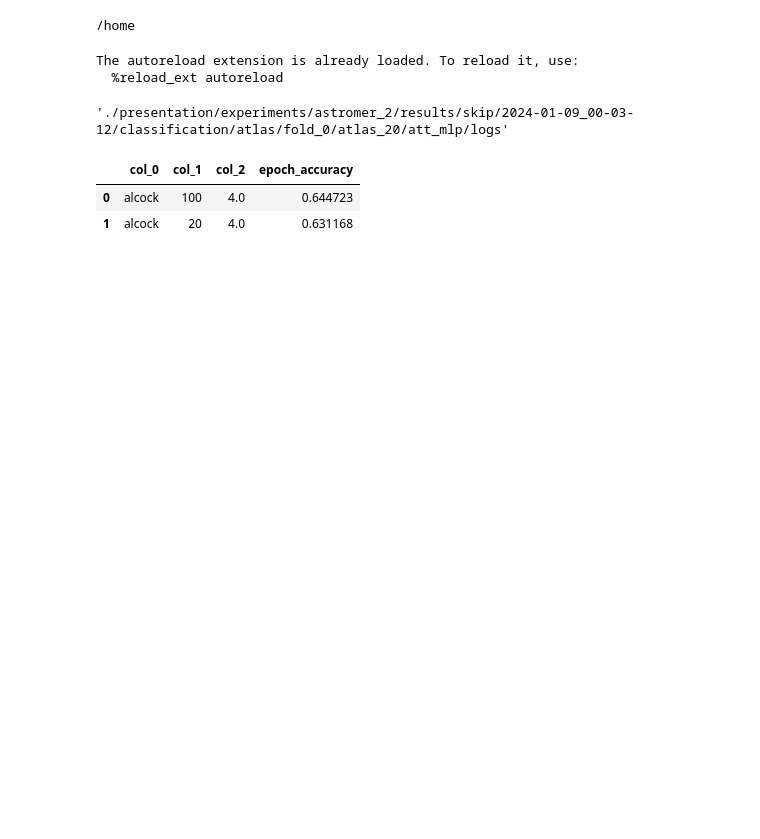
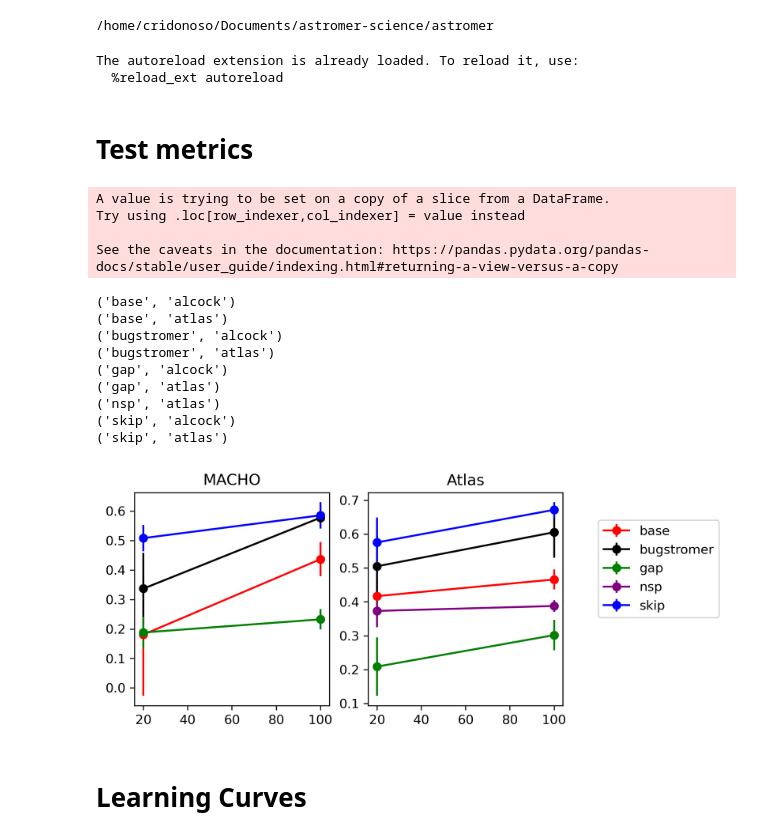
Before and after one commit to cridonoso/astromer, a Jupyter notebook: presentation/notebooks/classification_comparison.ipynb, the cells around one changed output. Saved outputs shown, nothing was run; the diff lists cells and outputs as text; code cells hidden in the pictures; blank space fills up the shorter version.

```diff
--- a/presentation/notebooks/classification_comparison.ipynb
+++ b/presentation/notebooks/classification_comparison.ipynb
@@ -1,7 +1,7 @@
 # %%
-cd /home
+cd ../..
 # %% [output]
-/home
+/home/cridonoso/Documents/astromer-science/astromer
 # %%
 import matplotlib.pyplot as plt
 import pandas as pd
@@ -30,10 +30,13 @@ plt.rcParams.update({
 The autoreload extension is already loaded. To reload it, use:
   %reload_ext autoreload
 # %%
-root = './presentation/experiments/astromer_1/results/2024-01-15_01-25-27/'
-
-path
+root = [
+'./presentation/experiments/astromer_0/results/bugstromer/2023-10-16_14-06-03/classification/',
+'./presentation/experiments/astromer_1/results/base/2024-01-15_01-25-27/classification_finetuning/',
+'./presentation/experiments/astromer_2/results/gap/2024-01-09_00-03-51/pretraining/classification/',
+'./presentation/experiments/astromer_2/results/nsp/2024-01-09_00-04-20/classification/',
+'./presentation/experiments/astromer_2/results/skip/2024-01-09_00-03-12/classification/']
-# %% [output]
-'./presentation/experiments/astromer_2/results/skip/2024-01-09_00-03-12/classification/atlas/fold_0/atlas_20/att_mlp/logs'
+# %% [markdown]
+# Test metrics
 # %%
 frames = []
@@ -55,8 +65,38 @@ frames = pd.concat(frames)
 # %%
-partial = frames.groupby(['col_0', 'col_1', 'col_2']).max().reset_index()
-partial = partial[['col_0', 'col_1', 'col_2', 'epoch_accuracy']]
-partial.groupby(['col_0', 'col_1']).mean().reset_index()
+selected = metrics[['dataset', 'spc', 'path', 'fold_n', 'clf_test_f1']]
+selected['clf_test_f1'] = selected['clf_test_f1'].astype(float)
+
+colors = {'bugstromer': 'k', 'base': 'r', 'gap': 'g', 'nsp': 'purple', 'skip':'b'}
+fig, axes = plt.subplots(1, 2, figsize=(6, 3), dpi=300)
+for keys, frame in selected.groupby(['path', 'dataset']):
+    values = frame.groupby('spc').mean().reset_index()
+    std_values = frame.groupby('spc').std().reset_index()
+    print(keys)
+    if keys[1] == 'alcock':
+        axes[0].errorbar(values['spc'], values['clf_test_f1'],yerr=std_values['clf_test_f1'],
+                         label=keys[0], marker='o', color=colors[keys[0]])
+        axes[0].set_title('MACHO')
+    else:
+        axes[1].errorbar(values['spc'], values['clf_test_f1'],yerr=std_values['clf_test_f1'],
+                         label=keys[0], marker='o', color=colors[keys[0]])
+        axes[1].set_title('Atlas')
+
+axes[1].legend(bbox_to_anchor=(1.15, .9), ncol=1)
+plt.show()
 # %% [output]
-|  | col_0 | col_1 | col_2 | epoch_accuracy |
-| 0 | alcock | 100 | 4.0 | 0.644723 |
-| 1 | alcock | 20 | 4.0 | 0.631168 |
+A value is trying to be set on a copy of a slice from a DataFrame.
+Try using .loc[row_indexer,col_indexer] = value instead
+
+See the caveats in the documentation: https://pandas.pydata.org/pandas-docs/stable/user_guide/indexing.html#returning-a-view-versus-a-copy
+('base', 'alcock')
+('base', 'atlas')
+('bugstromer', 'alcock')
+('bugstromer', 'atlas')
+('gap', 'alcock')
+('gap', 'atlas')
+('nsp', 'atlas')
+('skip', 'alcock')
+('skip', 'atlas')
+[figure, added]
+# %% [markdown]
+# Learning Curves
```
Also changed, not shown: parts of 5 cells of this notebook, 5 other files.
